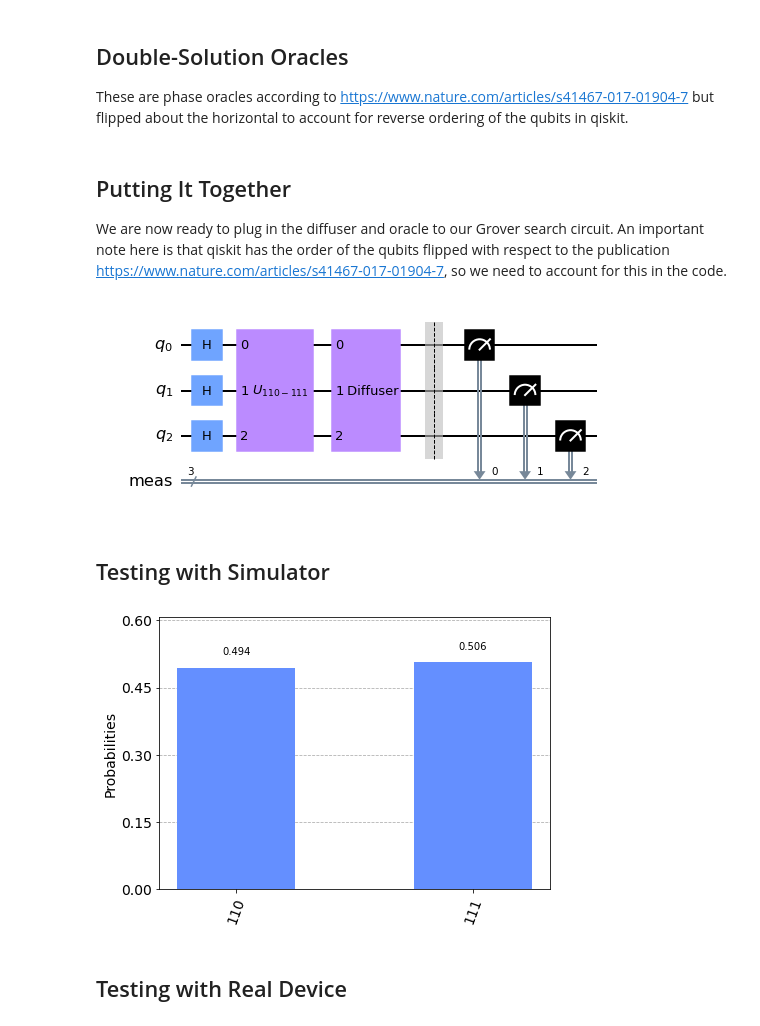
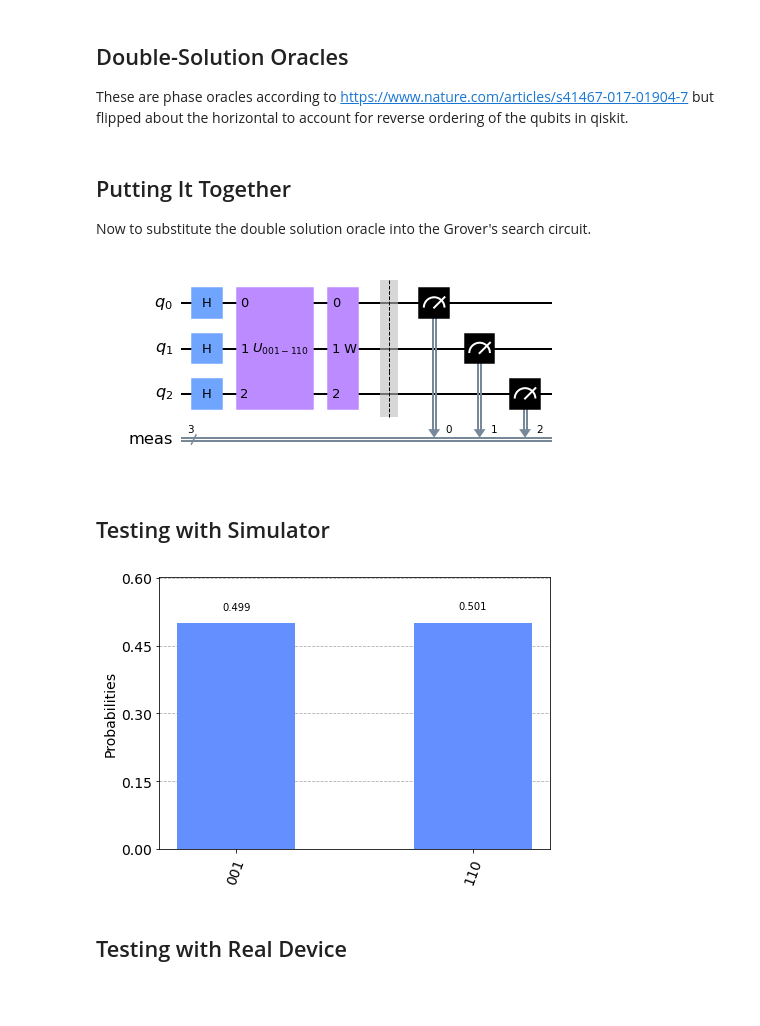
Before and after one commit to AaroLankinen/3-Qubit-Grover-Search-for-8-Numbers, a Jupyter notebook: 3 Qubit Grover Search for 8 Numbers.ipynb, the cells around one changed output. Saved outputs shown, nothing was run; the diff lists cells and outputs as text; code cells hidden in the pictures; blank space fills up the shorter version.

```diff
--- a/3 Qubit Grover Search for 8 Numbers.ipynb
+++ b/3 Qubit Grover Search for 8 Numbers.ipynb
@@ -110,7 +112,7 @@ def diffuser(n):
         qc.h(qubit)
     # Return the diffuser gate
     diffuser = qc.to_gate()
-    diffuser.name = " Diffuser"
+    diffuser.name = " W"
     return diffuser
 # %% [markdown]
 ## Single-Solution Oracle
@@ -435,27 +492,27 @@ qc.cz(1,2)
 
 oracle_110_111 = qc.to_gate()
 oracle_110_111.name = "$U_{110-111}$"
-# %% [markdown]
-## Putting It Together
-We are now ready to plug in the diffuser and oracle to our Grover search circuit. An important note here is that qiskit has the order of the qubits flipped with respect to the publication https://www.nature.com/articles/s41467-017-01904-7, so we need to account for this in the code.
+# %% [markdown]
+## Putting It Together
+Now to substitute the double solution oracle into the Grover's search circuit.
 # %%
 # Define target state
 target = [1,0,1]
 target.reverse()  # Important inclusion for our implementation.
 n=len(target)
 # Initialize the qubits
 grover_circuit = QuantumCircuit(n)
 grover_circuit.h([0,1,2])
 # Plug in oracle
-grover_circuit.append(oracle_110_111, [0,1,2])
+grover_circuit.append(oracle_001_110, [0,1,2])
 # Plug in diffuser
 grover_circuit.append(diffuser(n), [0,1,2])
 # Measure the output
 grover_circuit.measure_all()
 
 grover_circuit.draw()
 # %% [output]
-[figure, old version]
+[figure, new version]
 # %% [markdown]
 ## Testing with Simulator
 # %%
@@ -464,7 +521,7 @@ results = execute(grover_circuit, backend=backend, shots=1024).result()
 answer = results.get_counts()
 plot_histogram(answer)
 # %% [output]
-[figure, old version]
+[figure, new version]
 # %% [markdown]
 ## Testing with Real Device
 # %%
```
Also changed, not shown: parts of 13 cells of this notebook.
